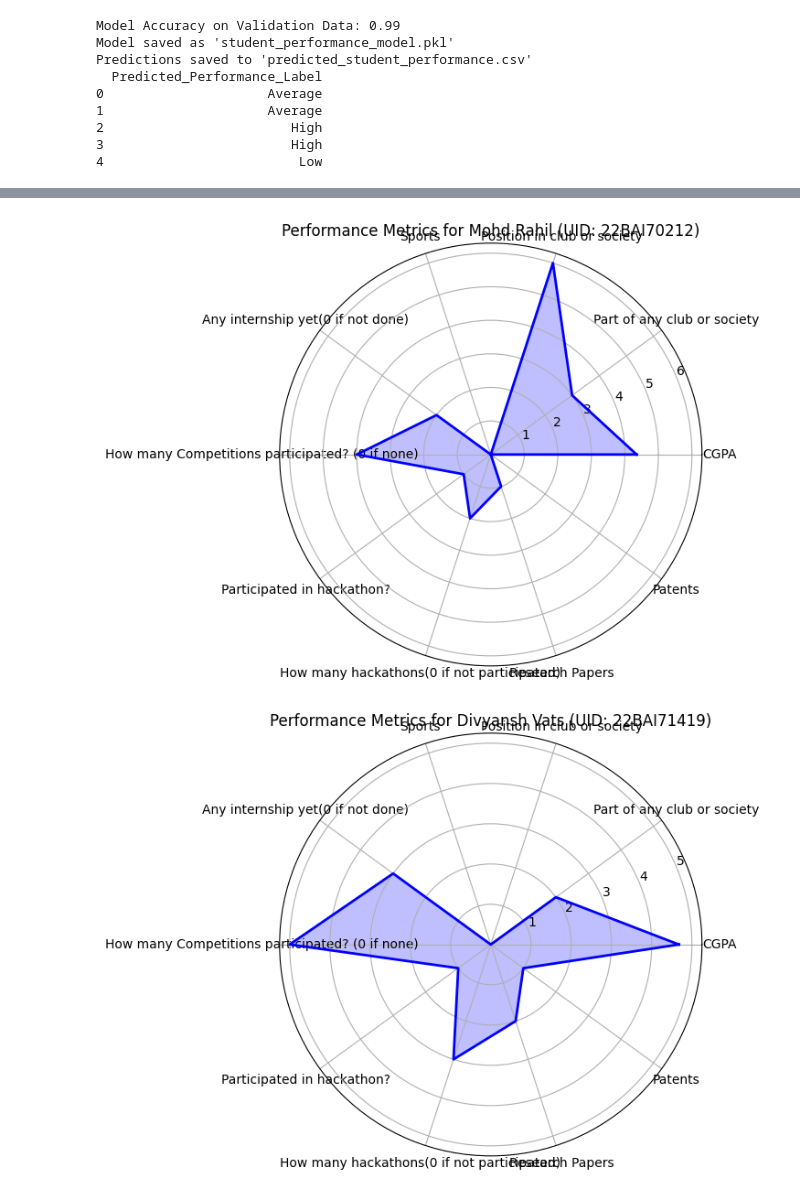
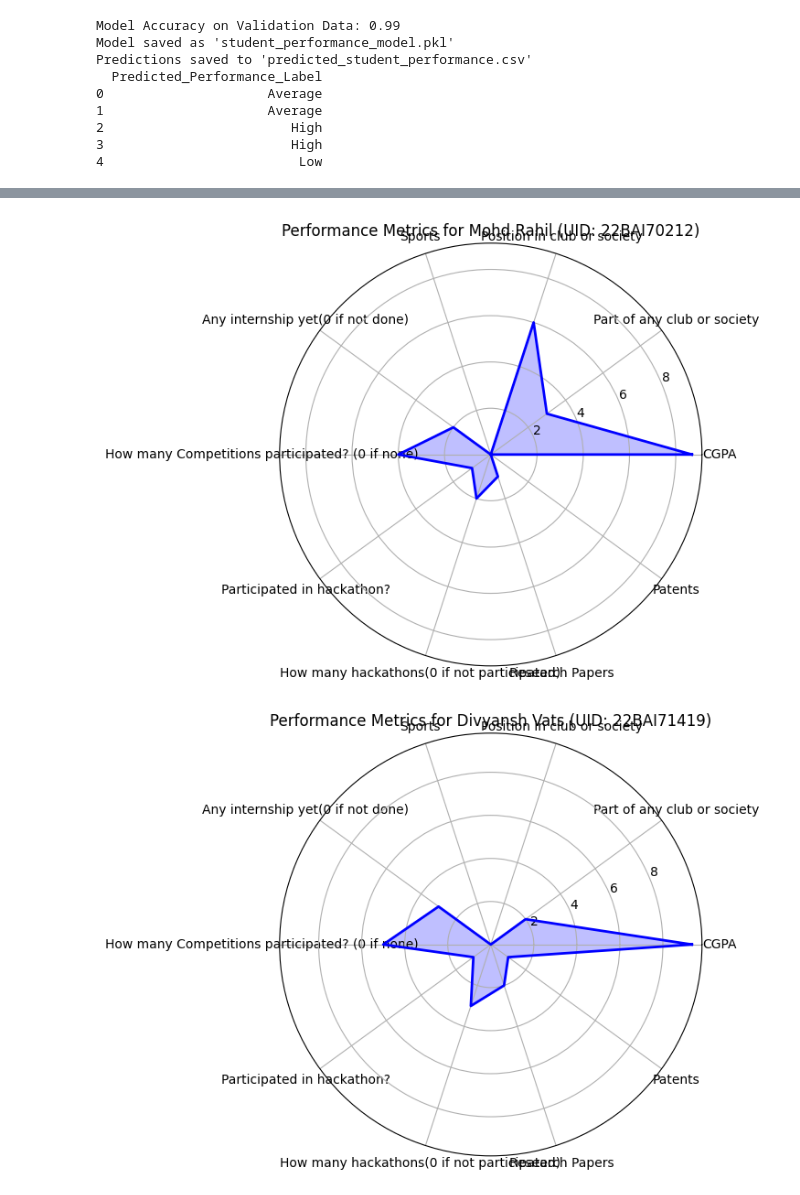
Before and after one commit to RohanRaghav/Student_performance, a Jupyter notebook: Randomforest_regression_student_performance.ipynb, the cells around one changed output, grey strips where cells are left out. Drawn from its saved outputs; the diff is of its cells as text; code cells hidden in the pictures.

```diff
--- a/Randomforest_regression_student_performance.ipynb
+++ b/Randomforest_regression_student_performance.ipynb
@@ -172,17 +172,18 @@ import matplotlib.pyplot as plt
 import numpy as np
 import pandas as pd
 import joblib
+from matplotlib.backends.backend_pdf import PdfPages
 
 # Load the saved model
 model = joblib.load('/content/student_performance_model.pkl')
 
-# Ask the user for the CSV file path (e.g., user uploads or inputs path)
+# Ask the user for the CSV file path
 csv_path = input("Please provide the path to your CSV file (e.g., /content/user_uploaded_data.csv): ")
 
 # Load the CSV file into a DataFrame
 input_df = pd.read_csv(csv_path)
 
-# Extract 'Name' and 'UID' columns for later
+# Extract 'Name' and 'UID' columns
 names_uids = input_df[['Name', 'Uid']]
 
 # Categorical mappings
@@ -198,11 +199,23 @@ input_df['Position in club or society'] = input_df['Position in club or society'
 input_df['Sports'] = input_df['Sports'].map(sports_map)
 input_df['Participated in hackathon?'] = input_df['Participated in hackathon?'].map(hackathon_map)
 
+# Combine hackathon participation and count into a single metric
+input_df['Hackathon Score'] = input_df['Participated in hackathon?'] * input_df['How many hackathons(0 if not participated)']
+input_df.drop(columns=['Participated in hackathon?', 'How many hackathons(0 if not participated)'], inplace=True)
+
 # Select only numeric columns for prediction
 X_input = input_df.select_dtypes(include=[np.number])
 
 # Handle missing values
 X_input.fillna(0, inplace=True)
+
+# Ensure features match the model's expected input
+expected_features = model.feature_names_in_
+X_input = X_input.reindex(columns=expected_features, fill_value=0)
+
+# Verify feature alignment
+print("\nModel expects these features:\n", list(expected_features))
+print("\nFeatures in X_input:\n", X_input.columns.tolist())
 
 # Predict performance class
 predicted_classes = model.predict(X_input)
@@ -214,7 +227,7 @@ predicted_labels = [performance_labels.get(c, 'Unknown') for c in predicted_clas
 # Swap "High" and "Low"
 swapped_labels = ['Low' if label == 'High' else 'High' if label == 'Low' else label for label in predicted_labels]
 
-# Assign marks
+# Assign marks based on performance category
 performance_to_marks = {'High': (0, 40), 'Average': (41, 70), 'Low': (71, 100)}
 
 def assign_marks(label):
@@ -223,7 +236,7 @@ def assign_marks(label):
 
 predicted_marks = [assign_marks(label) for label in swapped_labels]
 
-# Subtract marks from 100
+# Adjust marks by subtracting from 100
 adjusted_marks = [100 - mark for mark in predicted_marks]
 
 # Save results
@@ -237,8 +250,8 @@ output_df.to_csv(output_path, index=False)
 print(f"Predictions saved to '{output_path}'")
 print(output_df.head())
 
-# Spider Chart Function
-def plot_radar_chart(student_data, student_name, student_uid):
+# Radar Chart Function
+def plot_radar_chart(student_data, student_name, student_uid, pdf):
     labels = list(student_data.index)
     values = student_data.values
 
@@ -246,9 +259,8 @@ def plot_radar_chart(student_data, student_name, student_uid):
     if 'Sports' in student_data and student_data['Sports'] == 1:
         student_data['Sports'] = max(values)  # Set to max value
 
-    if 'Participated in hackathon?' in student_data and student_data['Participated in hackathon?'] == 1:
-        if 'Number of Hackathons' in student_data and student_data['Number of Hackathons'] > 3:
-            student_data['Number of Hackathons'] = max(values)  # Plot as max
+    if 'Hackathon Score' in student_data:
+        student_data['Hackathon Score'] = min(student_data['Hackathon Score'], max(values))
 
     if 'CGPA' in student_data:
         student_data['CGPA'] /= 2  # Scale down CGPA
@@ -267,11 +279,18 @@ def plot_radar_chart(student_data, student_name, student_uid):
     ax.set_xticklabels(labels, fontsize=10)
 
     plt.title(f"Performance Metrics for {student_name} (UID: {student_uid})", fontsize=12)
-    plt.show()
 
-# Generate spider chart for each student
-for index, row in X_input.iterrows():
-    plot_radar_chart(row, names_uids.iloc[index]['Name'], names_uids.iloc[index]['Uid'])
+    # Save to PDF
+    pdf.savefig(fig)
+    plt.close(fig)
+
+# Save radar charts in a PDF
+pdf_output_path = "/content/student_performance_radar_charts.pdf"
+with PdfPages(pdf_output_path) as pdf:
+    for index, row in X_input.iterrows():
+        plot_radar_chart(row, names_uids.iloc[index]['Name'], names_uids.iloc[index]['Uid'], pdf)
+
+print(f"Radar charts saved to '{pdf_output_path}'")
 # %% [output]
 Please provide the path to your CSV file (e.g., /content/user_uploaded_data.csv): /content/test.csv
 Predictions saved to '/content/predicted_student_performance_with_names.csv'
@@ -295,2 +314,2 @@ Predictions saved to '/content/predicted_student_performance_with_names.csv'
-[figure, old version]
+[figure, new version]
-[figure, old version]
+[figure, new version]
```
Also changed, not shown: parts of 2 cells of this notebook.
